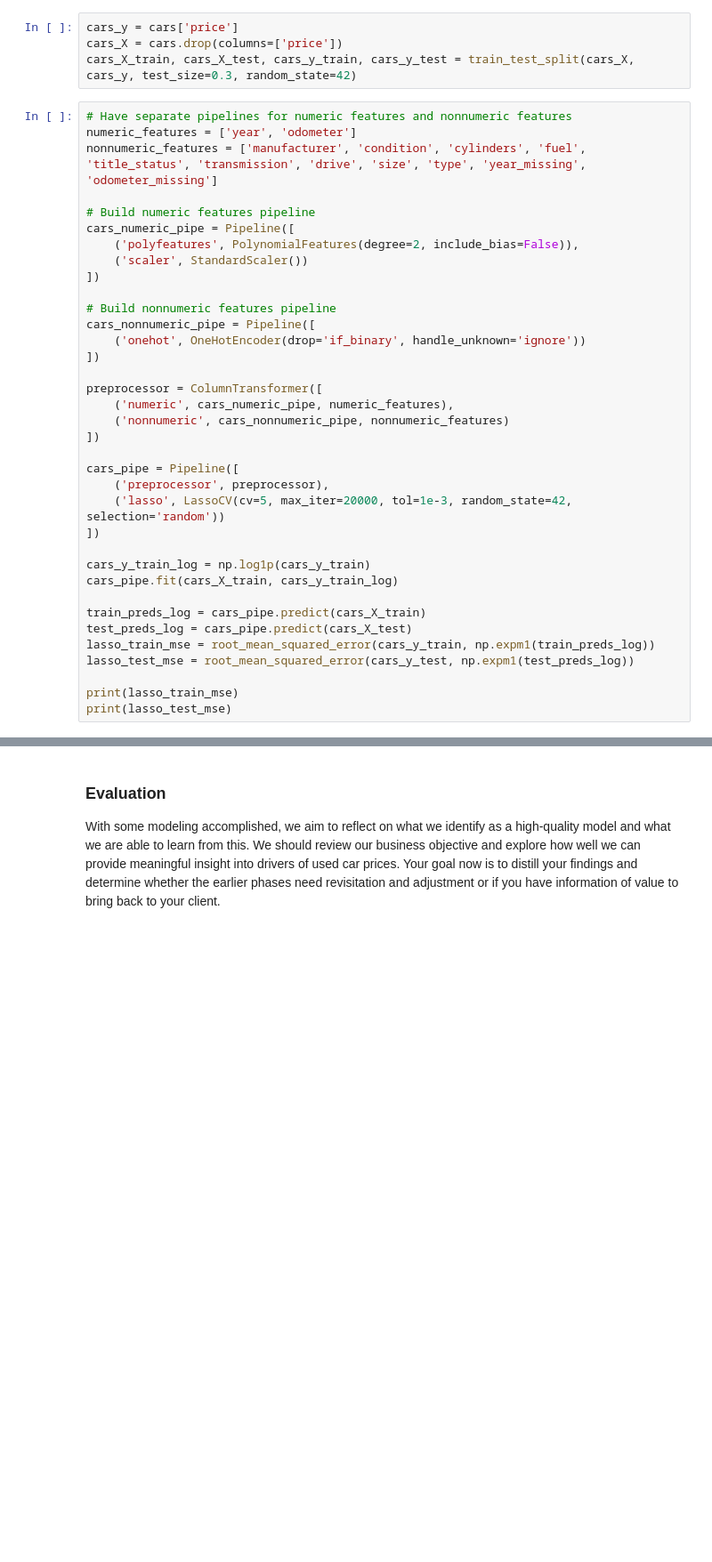
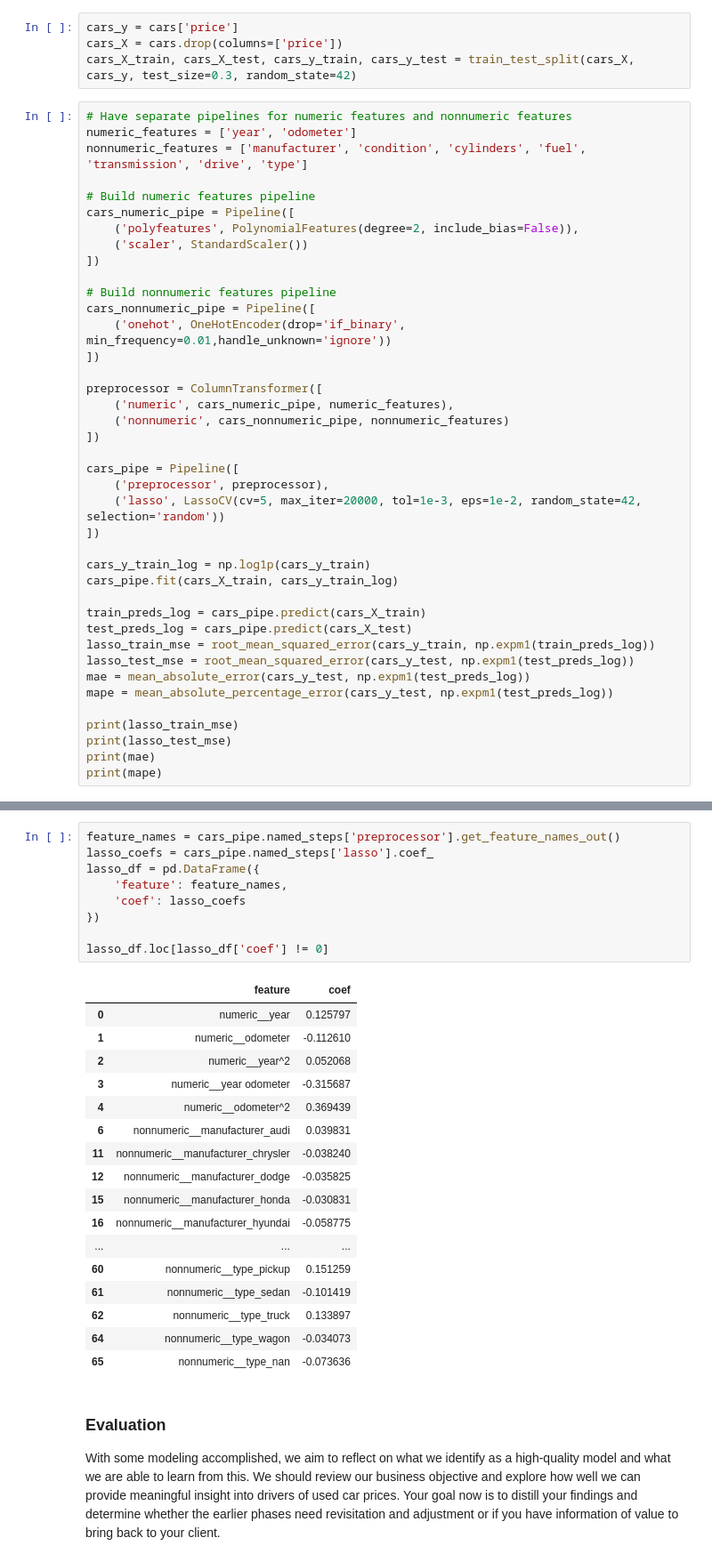
Before and after one commit to vegalopm/ml-assignment-mod11, a Jupyter notebook: prompt_II.ipynb, the cells around one changed output, grey strips where cells are left out. Shown at 89% size. Saved outputs shown, nothing was run; the diff lists cells and outputs as text; blank space fills up the shorter version.

```diff
--- a/prompt_II.ipynb
+++ b/prompt_II.ipynb
@@ -230,7 +247,7 @@ cars_X_train, cars_X_test, cars_y_train, cars_y_test = train_test_split(cars_X,
 # %%
 # Have separate pipelines for numeric features and nonnumeric features
 numeric_features = ['year', 'odometer']
-nonnumeric_features = ['manufacturer', 'condition', 'cylinders', 'fuel', 'title_status', 'transmission', 'drive', 'size', 'type', 'year_missing', 'odometer_missing']
+nonnumeric_features = ['manufacturer', 'condition', 'cylinders', 'fuel', 'transmission', 'drive', 'type']
 
 # Build numeric features pipeline
 cars_numeric_pipe = Pipeline([
@@ -240,7 +257,7 @@ cars_numeric_pipe = Pipeline([
 
 # Build nonnumeric features pipeline
 cars_nonnumeric_pipe = Pipeline([
-    ('onehot', OneHotEncoder(drop='if_binary', handle_unknown='ignore'))
+    ('onehot', OneHotEncoder(drop='if_binary', min_frequency=0.01,handle_unknown='ignore'))
 ])
 
 preprocessor = ColumnTransformer([
@@ -250,7 +267,7 @@ preprocessor = ColumnTransformer([
 
 cars_pipe = Pipeline([
     ('preprocessor', preprocessor),
-    ('lasso', LassoCV(cv=5, max_iter=20000, tol=1e-3, random_state=42, selection='random'))
+    ('lasso', LassoCV(cv=5, max_iter=20000, tol=1e-3, eps=1e-2, random_state=42, selection='random'))
 ])
 
 cars_y_train_log = np.log1p(cars_y_train)
@@ -260,6 +277,10 @@ train_preds_log = cars_pipe.predict(cars_X_train)
 test_preds_log = cars_pipe.predict(cars_X_test)
 lasso_train_mse = root_mean_squared_error(cars_y_train, np.expm1(train_preds_log))
 lasso_test_mse = root_mean_squared_error(cars_y_test, np.expm1(test_preds_log))
+mae = mean_absolute_error(cars_y_test, np.expm1(test_preds_log))
+mape = mean_absolute_percentage_error(cars_y_test, np.expm1(test_preds_log))
 
 print(lasso_train_mse)
 print(lasso_test_mse)
+print(mae)
+print(mape)
@@ -266,3 +292,30 @@ print(lasso_test_mse)
+# %%
+feature_names = cars_pipe.named_steps['preprocessor'].get_feature_names_out()
+lasso_coefs = cars_pipe.named_steps['lasso'].coef_
+lasso_df = pd.DataFrame({
+    'feature': feature_names,
+    'coef': lasso_coefs
+})
+
+lasso_df.loc[lasso_df['coef'] != 0]
+# %% [output]
+|  | feature | coef |
+| 0 | numeric__year | 0.125797 |
+| 1 | numeric__odometer | -0.112610 |
+| 2 | numeric__year^2 | 0.052068 |
+| 3 | numeric__year odometer | -0.315687 |
+| 4 | numeric__odometer^2 | 0.369439 |
+| 6 | nonnumeric__manufacturer_audi | 0.039831 |
+| 11 | nonnumeric__manufacturer_chrysler | -0.038240 |
+| 12 | nonnumeric__manufacturer_dodge | -0.035825 |
+| 15 | nonnumeric__manufacturer_honda | -0.030831 |
+| 16 | nonnumeric__manufacturer_hyundai | -0.058775 |
+| ... | ... | ... |
+| 60 | nonnumeric__type_pickup | 0.151259 |
+| 61 | nonnumeric__type_sedan | -0.101419 |
+| 62 | nonnumeric__type_truck | 0.133897 |
+| 64 | nonnumeric__type_wagon | -0.034073 |
+| 65 | nonnumeric__type_nan | -0.073636 |
 # %% [markdown]
 ### Evaluation
 
```
Also changed, not shown: parts of 7 cells of this notebook.
